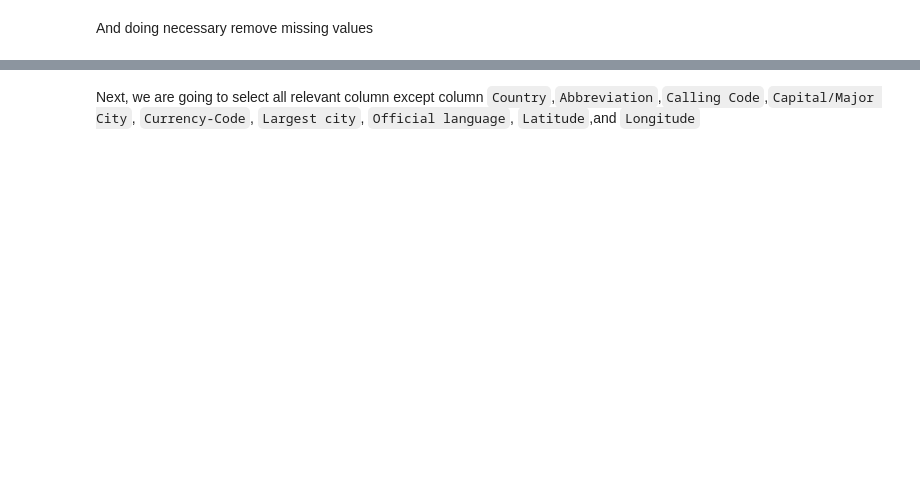
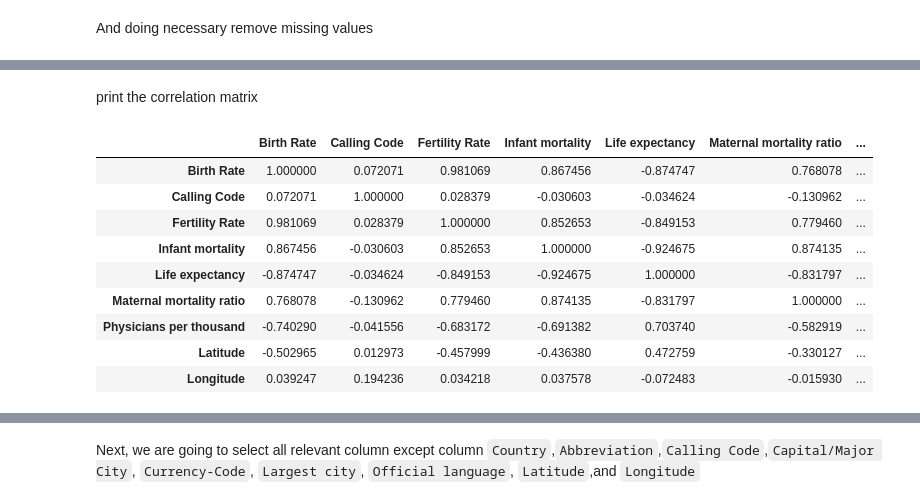
Before and after one commit to enricofindley/ds-project, a Jupyter notebook: country-well-being-index-prediction-with-xgboost.ipynb, the cells around one changed output, grey strips where cells are left out. Drawn from its saved outputs; the diff is of its cells as text; code cells hidden in the pictures; blank space fills up the shorter version.

```diff
--- a/country-well-being-index-prediction-with-xgboost.ipynb
+++ b/country-well-being-index-prediction-with-xgboost.ipynb
@@ -70,0 +113,15 @@ data = data.dropna()
+# %% [markdown]
+print the correlation matrix
+# %%
+data.corr()
+# %% [output]
+|  | Birth Rate | Calling Code | Fertility Rate | Infant mortality | Life expectancy | Maternal mortality ratio | ... |
+| Birth Rate | 1.000000 | 0.072071 | 0.981069 | 0.867456 | -0.874747 | 0.768078 | ... |
+| Calling Code | 0.072071 | 1.000000 | 0.028379 | -0.030603 | -0.034624 | -0.130962 | ... |
+| Fertility Rate | 0.981069 | 0.028379 | 1.000000 | 0.852653 | -0.849153 | 0.779460 | ... |
+| Infant mortality | 0.867456 | -0.030603 | 0.852653 | 1.000000 | -0.924675 | 0.874135 | ... |
+| Life expectancy | -0.874747 | -0.034624 | -0.849153 | -0.924675 | 1.000000 | -0.831797 | ... |
+| Maternal mortality ratio | 0.768078 | -0.130962 | 0.779460 | 0.874135 | -0.831797 | 1.000000 | ... |
+| Physicians per thousand | -0.740290 | -0.041556 | -0.683172 | -0.691382 | 0.703740 | -0.582919 | ... |
+| Latitude | -0.502965 | 0.012973 | -0.457999 | -0.436380 | 0.472759 | -0.330127 | ... |
+| Longitude | 0.039247 | 0.194236 | 0.034218 | 0.037578 | -0.072483 | -0.015930 | ... |
```
Also changed, not shown: parts of 9 cells of this notebook.
